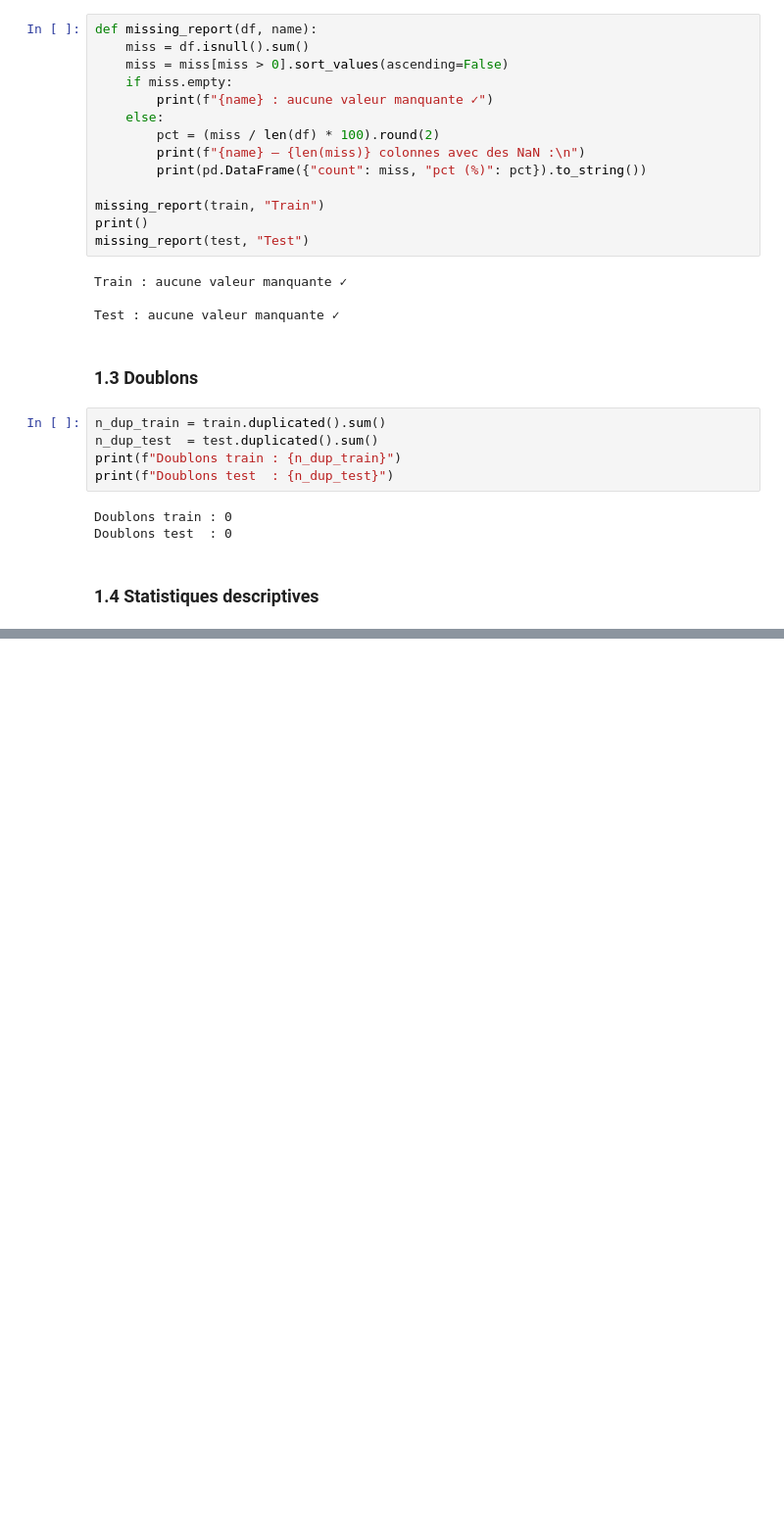
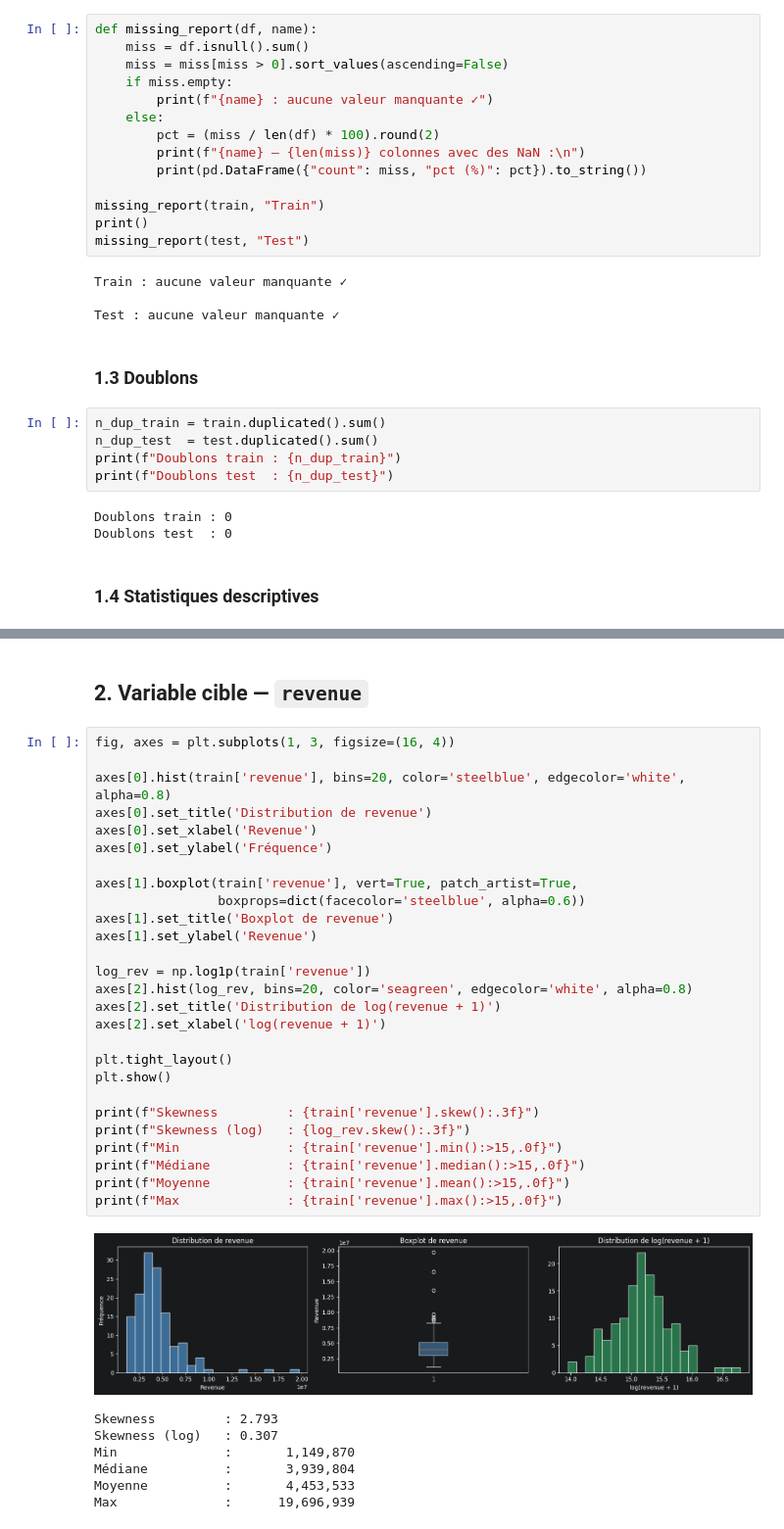
Before and after one commit to mlndiaye/restaurant-revenue-mlops, a Jupyter notebook: notebooks/01_eda.ipynb, the cells around one changed output, grey strips where cells are left out. Shown at 98% size. Saved outputs shown, nothing was run; the diff lists cells and outputs as text; blank space fills up the shorter version.

Commit message:
Complete EDA notebook with visualizations and analysis

```diff
--- a/notebooks/01_eda.ipynb
+++ b/notebooks/01_eda.ipynb
@@ -127,0 +130,37 @@ train.describe(include="all").T.style.format(precision=2)
+# %% [markdown]
+## 2. Variable cible — `revenue`
+# %%
+fig, axes = plt.subplots(1, 3, figsize=(16, 4))
+
+axes[0].hist(train['revenue'], bins=20, color='steelblue', edgecolor='white', alpha=0.8)
+axes[0].set_title('Distribution de revenue')
+axes[0].set_xlabel('Revenue')
+axes[0].set_ylabel('Fréquence')
+
+axes[1].boxplot(train['revenue'], vert=True, patch_artist=True,
+                boxprops=dict(facecolor='steelblue', alpha=0.6))
+axes[1].set_title('Boxplot de revenue')
+axes[1].set_ylabel('Revenue')
+
+log_rev = np.log1p(train['revenue'])
+axes[2].hist(log_rev, bins=20, color='seagreen', edgecolor='white', alpha=0.8)
+axes[2].set_title('Distribution de log(revenue + 1)')
+axes[2].set_xlabel('log(revenue + 1)')
+
+plt.tight_layout()
+plt.show()
+
+print(f"Skewness         : {train['revenue'].skew():.3f}")
+print(f"Skewness (log)   : {log_rev.skew():.3f}")
+print(f"Min              : {train['revenue'].min():>15,.0f}")
+print(f"Médiane          : {train['revenue'].median():>15,.0f}")
+print(f"Moyenne          : {train['revenue'].mean():>15,.0f}")
+print(f"Max              : {train['revenue'].max():>15,.0f}")
+# %% [output]
+[figure, added]
+Skewness         : 2.793
+Skewness (log)   : 0.307
+Min              :       1,149,870
+Médiane          :       3,939,804
+Moyenne          :       4,453,533
+Max              :      19,696,939
```
Also changed, not shown: parts of 23 cells of this notebook.
